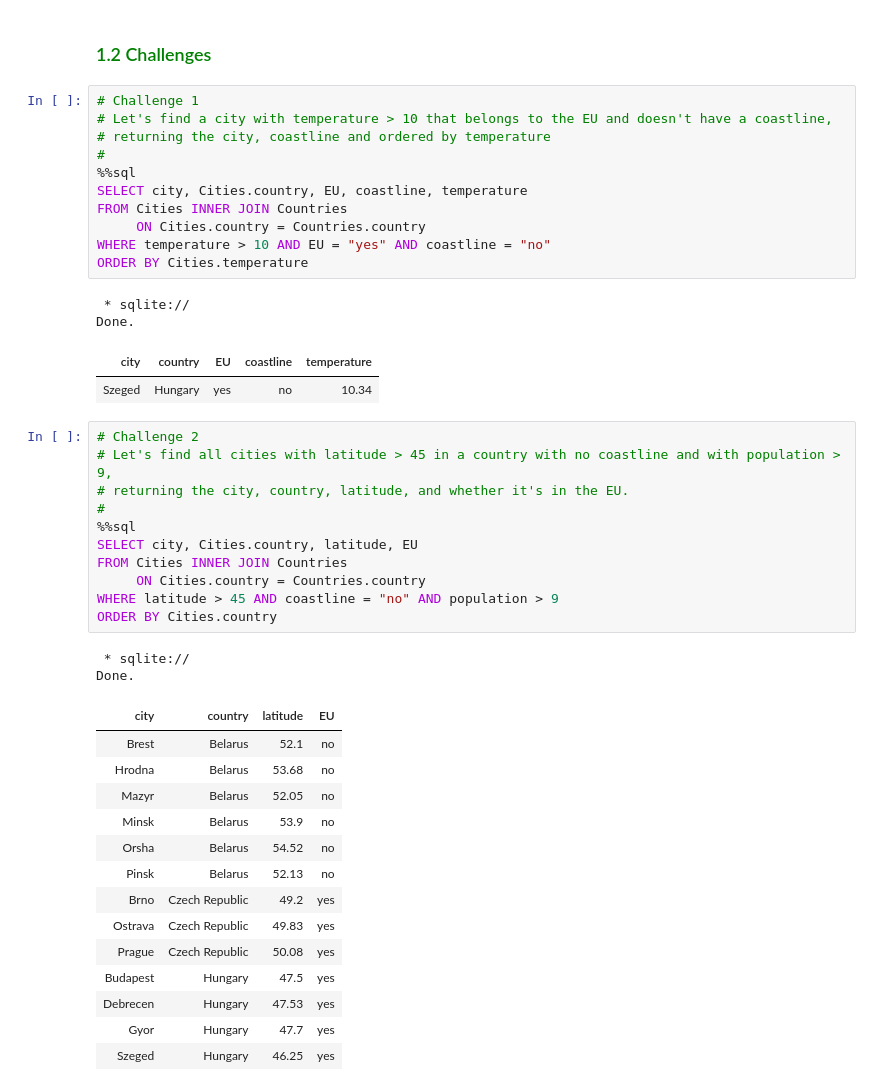
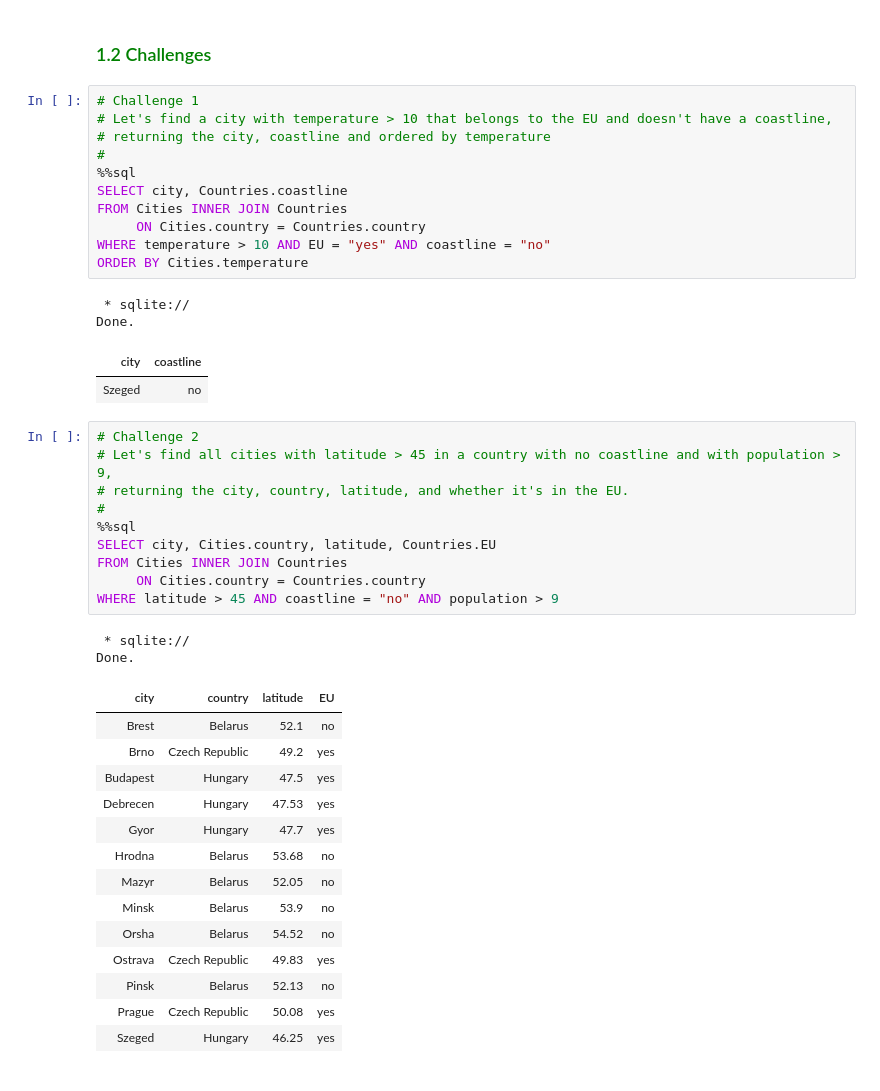
Before and after one commit to LucyKinyua/Week2_MS, a Jupyter notebook: Copy_of_SQL_Programming_Inner_Joins.ipynb, the cells around one changed output. Drawn from its saved outputs; the diff is of its cells as text.

```diff
--- a/Copy_of_SQL_Programming_Inner_Joins.ipynb
+++ b/Copy_of_SQL_Programming_Inner_Joins.ipynb
@@ -116,7 +116,7 @@ Done.
 # returning the city, coastline and ordered by temperature
 #
 %%sql
-SELECT city, Cities.country, EU, coastline, temperature
+SELECT city, Countries.coastline
 FROM Cities INNER JOIN Countries
      ON Cities.country = Countries.country
 WHERE temperature > 10 AND EU = "yes" AND coastline = "no"
@@ -124,35 +124,34 @@ ORDER BY Cities.temperature
 # %% [output]
  * sqlite://
 Done.
-| city | country | EU | coastline | temperature |
-| Szeged | Hungary | yes | no | 10.34 |
+| city | coastline |
+| Szeged | no |
 # %%
 # Challenge 2
 # Let's find all cities with latitude > 45 in a country with no coastline and with population > 9,
 # returning the city, country, latitude, and whether it's in the EU.
 #
 %%sql
-SELECT city, Cities.country, latitude, EU
+SELECT city, Cities.country, latitude, Countries.EU
 FROM Cities INNER JOIN Countries
      ON Cities.country = Countries.country
 WHERE latitude > 45 AND coastline = "no" AND population > 9
-ORDER BY Cities.country
 # %% [output]
  * sqlite://
 Done.
 | city | country | latitude | EU |
 | Brest | Belarus | 52.1 | no |
+| Brno | Czech Republic | 49.2 | yes |
+| Budapest | Hungary | 47.5 | yes |
+| Debrecen | Hungary | 47.53 | yes |
+| Gyor | Hungary | 47.7 | yes |
 | Hrodna | Belarus | 53.68 | no |
 | Mazyr | Belarus | 52.05 | no |
 | Minsk | Belarus | 53.9 | no |
 | Orsha | Belarus | 54.52 | no |
+| Ostrava | Czech Republic | 49.83 | yes |
 | Pinsk | Belarus | 52.13 | no |
-| Brno | Czech Republic | 49.2 | yes |
-| Ostrava | Czech Republic | 49.83 | yes |
 | Prague | Czech Republic | 50.08 | yes |
-| Budapest | Hungary | 47.5 | yes |
-| Debrecen | Hungary | 47.53 | yes |
-| Gyor | Hungary | 47.7 | yes |
 | Szeged | Hungary | 46.25 | yes |
 # %%
 # Challenge 3
```
Also changed, not shown: parts of 5 cells of this notebook.
